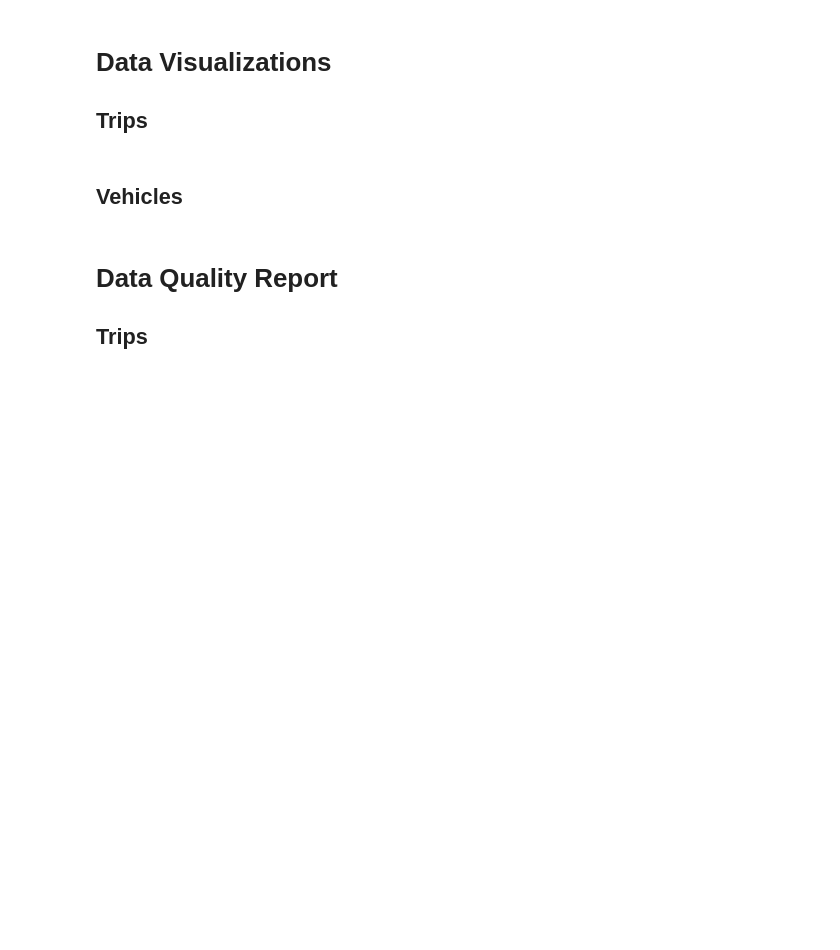
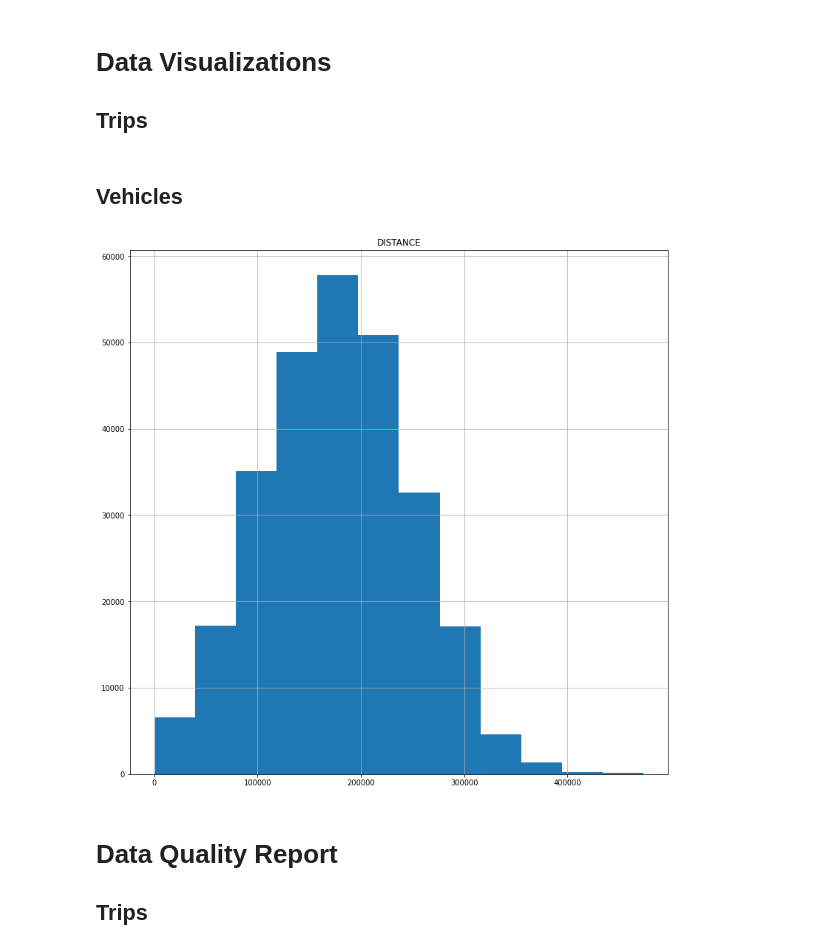
Before and after one commit to CityRoute/Data-Analytics-CityRoute, a Jupyter notebook: Faye-Data_Quality_Plan_&_Report.ipynb, the cells around one changed output. Saved outputs shown, nothing was run; the diff lists cells and outputs as text; code cells hidden in the pictures; blank space fills up the shorter version.

Commit message:
Added data visualization

```diff
--- a/Faye-Data_Quality_Plan_&_Report.ipynb
+++ b/Faye-Data_Quality_Plan_&_Report.ipynb
@@ -560,6 +560,7 @@ categorical_column = ['DATASOURCE', 'VEHICLEID']
 time_columns = ['MINUTES']
 numerical_columns = ['DISTANCE']
 datetime_columns = ['DAYOFSERVICE', 'LASTUPDATE']
+continuous_columns = ['MINUTES', 'DISTANCE', 'DAYOFSERVICE', 'LASTUPDATE']
 # %%
 # Converting objects into categorical types
 for column in categorical_column:
@@ -687,5 +694,12 @@ Interesting observation here. I'm not sure if talked about before but it's inter
 # %% [markdown]
 ## Vehicles
+# %%
+# Plot histograms for continuous features
+vehicles[continuous_columns].hist(layout=(2, 2), figsize=(30,30), bins=12)
+plt.xlabel("Time (seconds)")
+plt.show()
+# %% [output]
+[figure, added]
 # %% [markdown]
 # Data Quality Report
 
```
Also changed, not shown: parts of 3 cells of this notebook.
